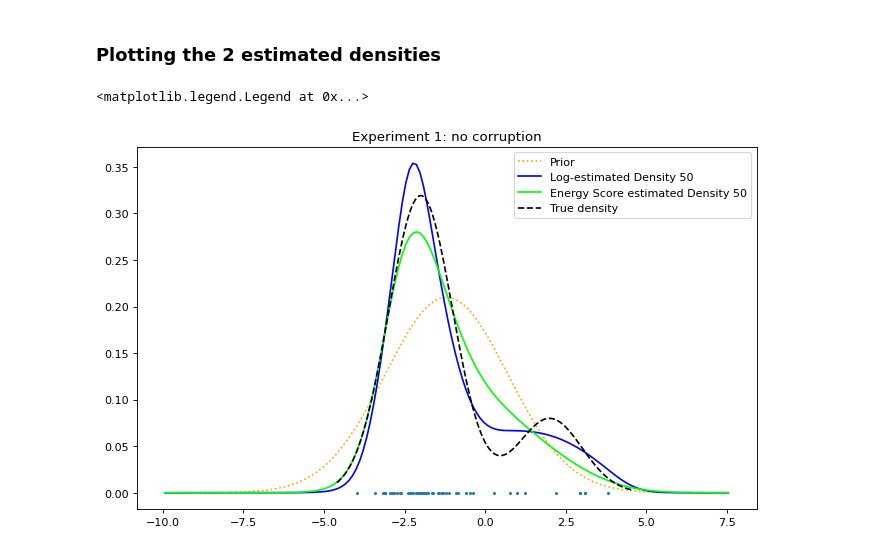
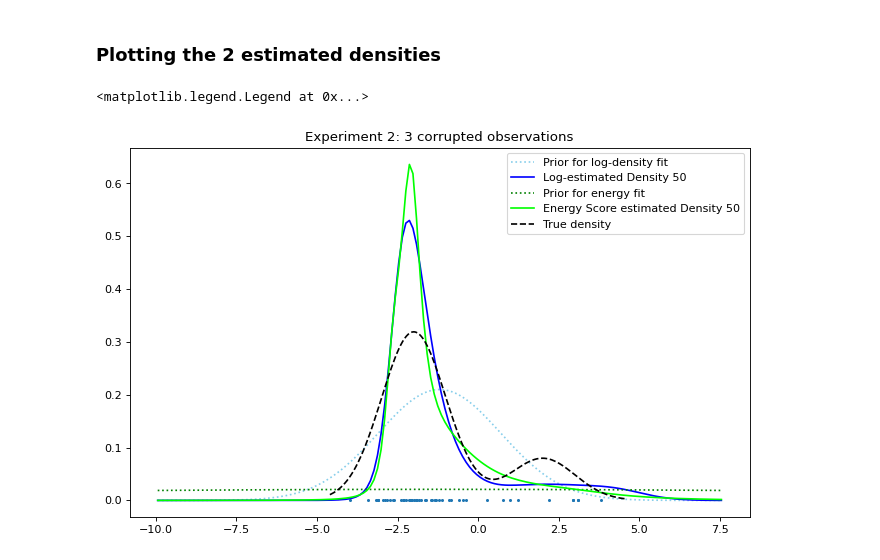
Before and after one commit to Huk-David/RSS-Discussion-paper-Martingale-Posterior-Distributions, a Jupyter notebook: Prequential Copulas - Code/Discussion paper - Notebook.ipynb, the cells around one changed output. Drawn from its saved outputs; the diff is of its cells as text; code cells hidden in the pictures.

Commit message:
before doing exp2,3
3 experiments, ready to run the RS on them

```diff
--- a/Prequential Copulas - Code/Discussion paper - Notebook.ipynb
+++ b/Prequential Copulas - Code/Discussion paper - Notebook.ipynb
@@ -282,7 +282,7 @@ plt.figure(figsize=(15, 10), dpi=80)
 for SR_check in range(2):
     ######
     # First get data:
-    observed_data = observed_data_exp_1
+    observed_data = observed_data_exp_2
 
     proposal_samples_nb = 300
     ######
@@ -361,7 +361,7 @@ for SR_check in range(2):
             F_new.append(new_dist[0])
             f_new.append(new_dist[1])
 
-        return Energy_SR_via_IS(observed_data,proposal_samples[proposal_samples_nb*IS_draw:proposal_samples_nb*(IS_draw+1)],evals[proposal_samples_nb*IS_draw:proposal_samples_nb*(IS_draw+1)],f_new,0.5)
+        return Energy_SR_via_IS(observed_data,proposal_samples[proposal_samples_nb*IS_draw:proposal_samples_nb*(IS_draw+1)],evals[proposal_samples_nb*IS_draw:proposal_samples_nb*(IS_draw+1)],f_new,1.5)
     for IS_sample in tqdm(range(5)):
 
         def single_f_call_rho(rho): # To do multiplrocessing
@@ -369,7 +369,7 @@ for SR_check in range(2):
 
         # Multiprocessing. set_of_8 is a set of 8 values for rho.
         SR_eval_at_rho = []
-        grid_over_01 = [np.linspace(0.001+(k/3),((k+1)/3)-0.01,8) for k in range(2,3) ]
+        grid_over_01 = [np.linspace(0.001+(k/3),((k+1)/3)-0.01,8) for k in range(3) ]
         # This covers the range 0,1 by going over quarters with 8 evals at each one.
         for set_of_8 in  grid_over_01:
             # joining lists, not sure if necessary
@@ -743,21 +634,21 @@ for step in tqdm(range(obs_nb)):
 # %%
 # Creating sequence of densities for Energy Score estimation.
 def F_0(z):
-    return scs.norm.logcdf(z, loc=0)
+    return scs.norm.logcdf(z, scale=10)
 def f_0(x):
-    return scs.norm.logpdf(x, loc=0)
+    return scs.norm.logpdf(x, scale=10)
 
 grid_f_evals = list(np.linspace(-4.6,4.6,160))
-
+observed_data_exp_ = observed_data_exp_3
 
 # Matrices to store values of [F_i(obs),f_i(obs)] for all obs. To access F_step(obs_i) do pre_comp[0][step,i]
-pre_comp_energy = [np.empty((len(observed_data_exp_1),len(observed_data_exp_1))),np.empty((len(observed_data_exp_1),len(observed_data_exp_1)))]
+pre_comp_energy = [np.empty((len(observed_data_exp_),len(observed_data_exp_))),np.empty((len(observed_data_exp_),len(observed_data_exp_)))]
 pre_comp_energy[0].fill(np.nan)
 pre_comp_energy[1].fill(np.nan)
 
 # Matricies to store values of rvs. To access F_step(rv_i) do pre_comp_rvs[0][step,i]
 
-pre_comp_rvs_energy = [np.empty((len(observed_data_exp_1),len(grid_f_evals))),np.empty((len(observed_data_exp_1),len(grid_f_evals)))]
+pre_comp_rvs_energy = [np.empty((len(observed_data_exp_),len(grid_f_evals))),np.empty((len(observed_data_exp_),len(grid_f_evals)))]
 pre_comp_rvs_energy[0].fill(np.nan)
 pre_comp_rvs_energy[1].fill(np.nan)
 
@@ -770,8 +661,8 @@ def update_fitting(F_,f_,alpha,y_prev,rho,step):
 
     def updated_F(z,init_=0): # define F_(i+1)(z), will be returned.
         if init_==0:
-            if z in observed_data_exp_1:
-                return pre_comp_energy[0][step,list(observed_data_exp_1).index(z)]
+            if z in observed_data_exp_:
+                return pre_comp_energy[0][step,list(observed_data_exp_).index(z)]
             if z in grid_f_evals:
                 return pre_comp_rvs_energy[0][step,list(grid_f_evals).index(z)]
         cop_term = ( scs.norm.ppf( np.exp(F_(z)) ) - rho*scs.norm.ppf(v) ) / np.sqrt(1-np.power(rho,2))
@@ -781,8 +672,8 @@ def update_fitting(F_,f_,alpha,y_prev,rho,step):
 
     def updated_f(x,init_=0): # define f_(i+1), will be returned.
         if init_==0:
-            if x in observed_data_exp_1:
-                return pre_comp_energy[1][step,list(observed_data_exp_1).index(x)]
+            if x in observed_data_exp_:
+                return pre_comp_energy[1][step,list(observed_data_exp_).index(x)]
             if x in grid_f_evals:
                 return pre_comp_rvs_energy[1][step,list(grid_f_evals).index(x)]
 
@@ -793,8 +684,8 @@ def update_fitting(F_,f_,alpha,y_prev,rho,step):
         out = np.exp(  np.log(1-alpha) + f_(x)  ) + np.exp( np.log(alpha) + cop_term + f_(x) )
         return np.log(np.maximum(out,1e-100))
 
-    pre_comp_energy[0][step,:] = np.fromiter((updated_F(y,init_=1) for y in observed_data_exp_1),float)
-    pre_comp_energy[1][step,:] = np.fromiter((updated_f(y,init_=1) for y in observed_data_exp_1),float)
+    pre_comp_energy[0][step,:] = np.fromiter((updated_F(y,init_=1) for y in observed_data_exp_),float)
+    pre_comp_energy[1][step,:] = np.fromiter((updated_f(y,init_=1) for y in observed_data_exp_),float)
     pre_comp_rvs_energy[0][step,:] = np.fromiter((updated_F(y,init_=1) for y in grid_f_evals),float)
     pre_comp_rvs_energy[1][step,:] = np.fromiter((updated_f(y,init_=1) for y in grid_f_evals),float)
 
@@ -802,10 +693,10 @@ def update_fitting(F_,f_,alpha,y_prev,rho,step):
 # Energy Score estimate density:
 F_energy = [F_0]
 f_energy = [f_0]
-rho_=0.6
-obs_nb = len(observed_data_exp_1)
+rho_=0.94
+obs_nb = len(observed_data_exp_)
 for step in tqdm(range(obs_nb)):
-    rv = observed_data_exp_1[step]
+    rv = observed_data_exp_[step]
     alpha_i = (2-(1/(step+1))) / (step +2)
     new_dist_energy = update_fitting(F_energy[step],f_energy[step],alpha_i,rv,rho=rho_,step=step)
     F_energy.append(new_dist_energy[0])
@@ -815,25 +706,27 @@ for step in tqdm(range(obs_nb)):
 # %%
 plt.figure(figsize=(10, 6), dpi=80)
 
 # prior
 #plt.plot([ (val*1.9)-1.2 for val in sorted(grid_f_evals)],[np.exp(F_new[0](x)) for x in sorted(grid_f_evals)],label='Distribution 0',linestyle='dotted',color='black')
-plt.plot([ (val*1.9)-1.2 for val in sorted(grid_f_evals)],[np.exp(f_new[0](x))/1.9 for x in sorted(grid_f_evals)],label='Prior',linestyle='dotted',color='orange')
+plt.plot([ (val*1.9)-1.2 for val in sorted(grid_f_evals)],[np.exp(f_new[0](x))/1.9 for x in sorted(grid_f_evals)],label='Prior for log-density fit',linestyle='dotted',color='skyblue')
 
 # Log-density estimate
 #plt.plot([ (val*1.9)-1.2 for val in sorted(grid_f_evals)],[np.exp(F_new[50](x)) for x in sorted(grid_f_evals)],label='Distribution 50',color='blue')
 plt.plot([ (val*1.9)-1.2 for val in sorted(grid_f_evals)],[np.exp(f_new[50](x))/1.9 for x in sorted(grid_f_evals)],label='Log-estimated Density 50',color='blue')
 
 # Energy score estimate
+plt.plot([ (val*1.9)-1.2 for val in sorted(grid_f_evals)],[np.exp(f_energy[0](x))/1.9 for x in sorted(grid_f_evals)],label='Prior for energy fit',linestyle='dotted',color='green')
+
 #plt.plot([ (val*1.9)-1.2 for val in sorted(grid_f_evals)],[np.exp(F_energy[50](x)) for x in sorted(grid_f_evals)],label='Distribution 50',color='blue')
 plt.plot([ (val*1.9)-1.2 for val in sorted(grid_f_evals)],[np.exp(f_energy[50](x))/1.9 for x in sorted(grid_f_evals)],label='Energy Score estimated Density 50',color='lime')
 
 plt.scatter([ (val*1.9)-1.2 for val in observed_data_exp_1],np.repeat(0,len(observed_data_exp_1)),s=3)
 plt.plot(sorted(grid_f_evals),[0.8*scs.norm(loc=-2).pdf(x)+0.2*scs.norm(loc=2).pdf(x) for x in sorted(grid_f_evals)],linestyle='dashed',label='True density',color='black')
 #plt.plot([ (val*1.9)-1.2 for val in sorted(grid_f_evals)],[0.8*scs.norm(loc=-2).cdf(x)+0.2*scs.norm(loc=2).cdf(x) for x in [ (val*1.9)-1.2 for val in sorted(grid_f_evals)]],label='True density',color='orange')
 
-plt.title('Experiment 1: no corruption')
+plt.title('Experiment 2: 3 corrupted observations')
 
 plt.legend()
 # %% [output]
 <matplotlib.legend.Legend at 0x...>
-[figure, old version]
+[figure, new version]
```
Also changed, not shown: parts of 5 cells of this notebook, 2 other files.
